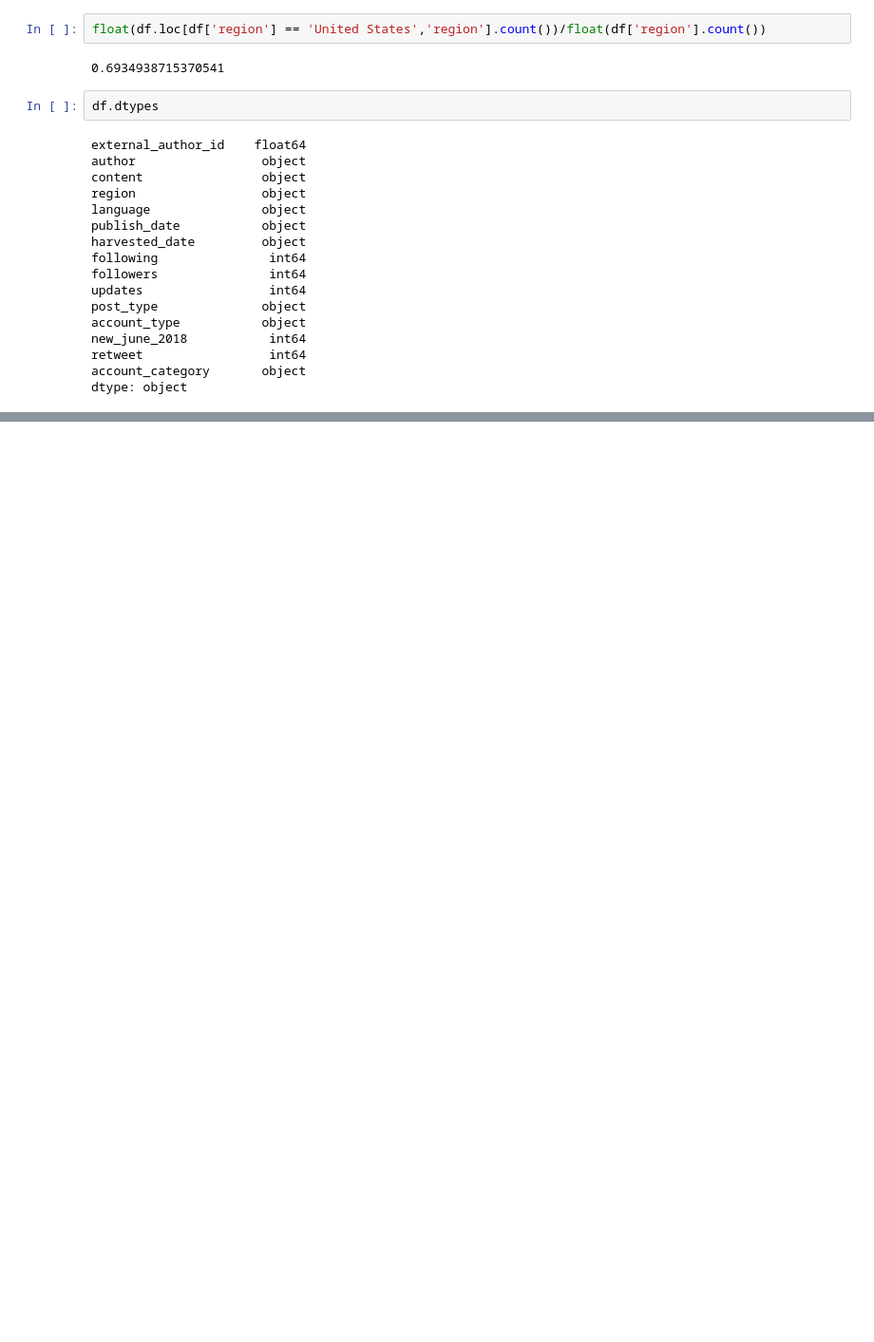
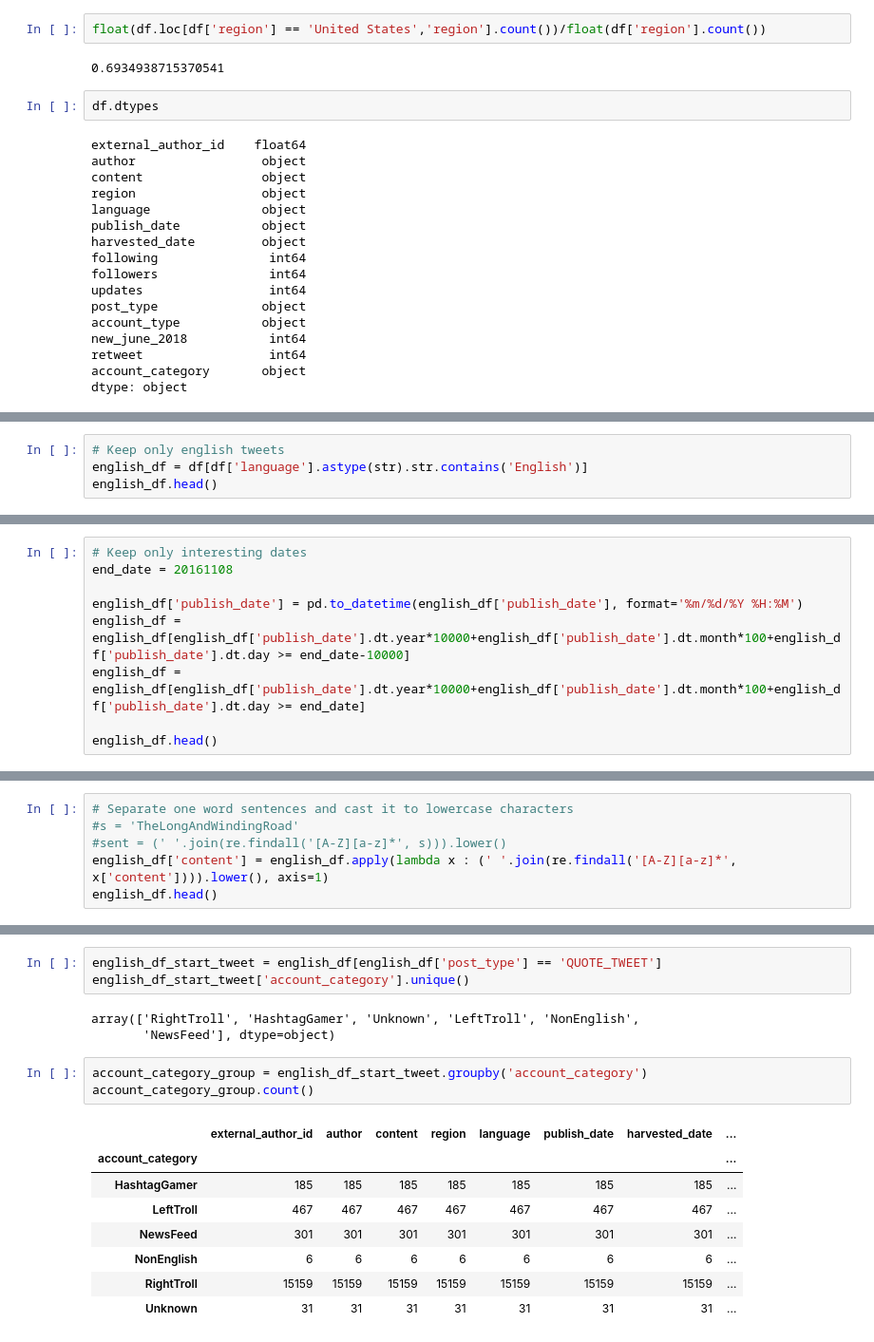
Before and after one commit to journeadrien/Project, a Jupyter notebook: python_code/project.ipynb, the cells around one changed output, grey strips where cells are left out. Shown: that part at 95% size. Drawn from its saved outputs; the diff is of its cells as text; blank space fills up the shorter version.

Commit message:
Data cleaning, and start analysis

```diff
--- a/python_code/project.ipynb
+++ b/python_code/project.ipynb
@@ -82,0 +84,4 @@ df['post_type'].isnull().sum()
+# %%
+# Keep only english tweets
+english_df = df[df['language'].astype(str).str.contains('English')]
+english_df.head()
@@ -82,0 +95,9 @@ df['post_type'].isnull().sum()
+# %%
+# Keep only interesting dates
+end_date = 20161108
+
+english_df['publish_date'] = pd.to_datetime(english_df['publish_date'], format='%m/%d/%Y %H:%M')
+english_df = english_df[english_df['publish_date'].dt.year*10000+english_df['publish_date'].dt.month*100+english_df['publish_date'].dt.day >= end_date-10000]
+english_df = english_df[english_df['publish_date'].dt.year*10000+english_df['publish_date'].dt.month*100+english_df['publish_date'].dt.day >= end_date]
+
+english_df.head()
@@ -82,0 +116,6 @@ df['post_type'].isnull().sum()
+# %%
+# Separate one word sentences and cast it to lowercase characters
+#s = 'TheLongAndWindingRoad'
+#sent = (' '.join(re.findall('[A-Z][a-z]*', s))).lower()
+english_df['content'] = english_df.apply(lambda x : (' '.join(re.findall('[A-Z][a-z]*', x['content']))).lower(), axis=1)
+english_df.head()
@@ -82,0 +195,18 @@ df['post_type'].isnull().sum()
+# %%
+english_df_start_tweet = english_df[english_df['post_type'] == 'QUOTE_TWEET']
+english_df_start_tweet['account_category'].unique()
+# %% [output]
+array(['RightTroll', 'HashtagGamer', 'Unknown', 'LeftTroll', 'NonEnglish',
+       'NewsFeed'], dtype=object)
+# %%
+account_category_group = english_df_start_tweet.groupby('account_category')
+account_category_group.count()
+# %% [output]
+|  | external_author_id | author | content | region | language | publish_date | harvested_date | ... |
+| account_category |  |  |  |  |  |  |  | ... |
+| HashtagGamer | 185 | 185 | 185 | 185 | 185 | 185 | 185 | ... |
+| LeftTroll | 467 | 467 | 467 | 467 | 467 | 467 | 467 | ... |
+| NewsFeed | 301 | 301 | 301 | 301 | 301 | 301 | 301 | ... |
+| NonEnglish | 6 | 6 | 6 | 6 | 6 | 6 | 6 | ... |
+| RightTroll | 15159 | 15159 | 15159 | 15159 | 15159 | 15159 | 15159 | ... |
+| Unknown | 31 | 31 | 31 | 31 | 31 | 31 | 31 | ... |
```
Also changed, not shown: parts of 24 cells of this notebook.
